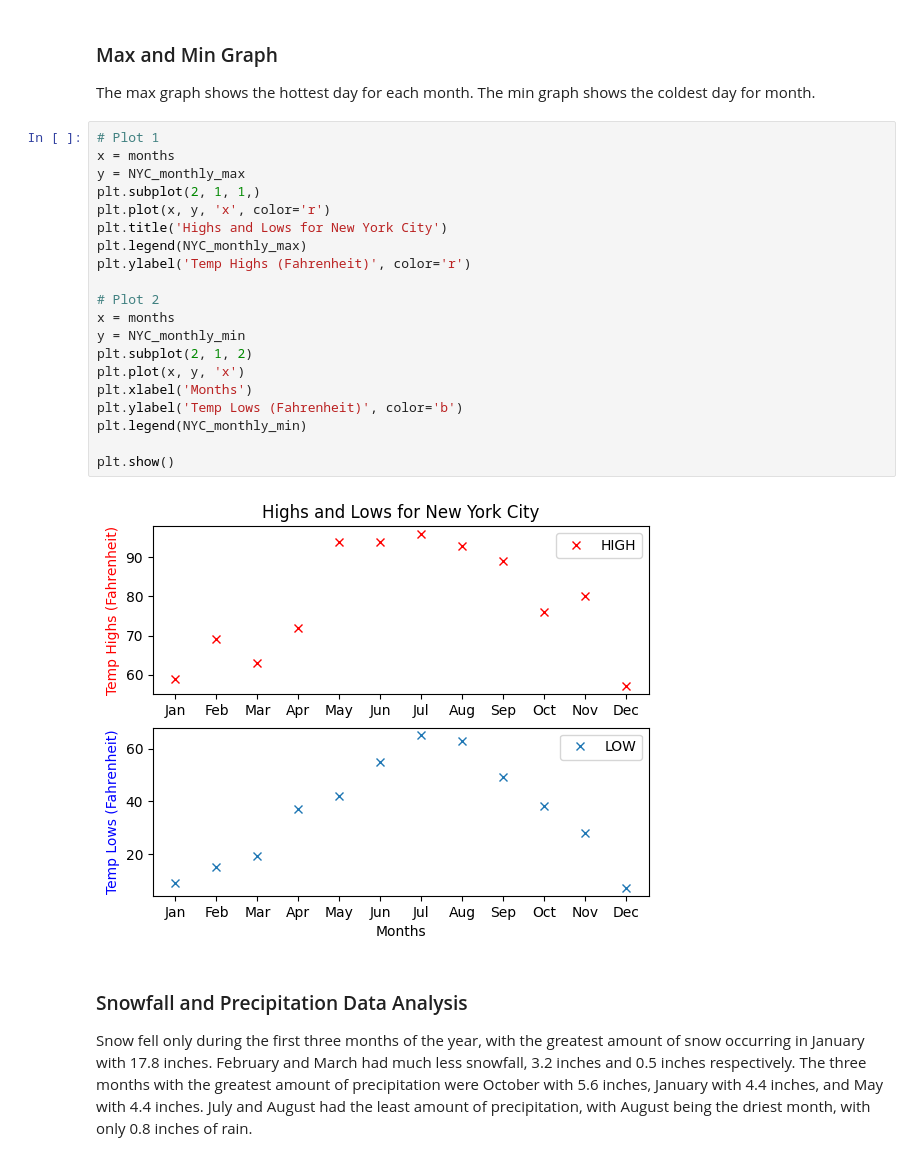
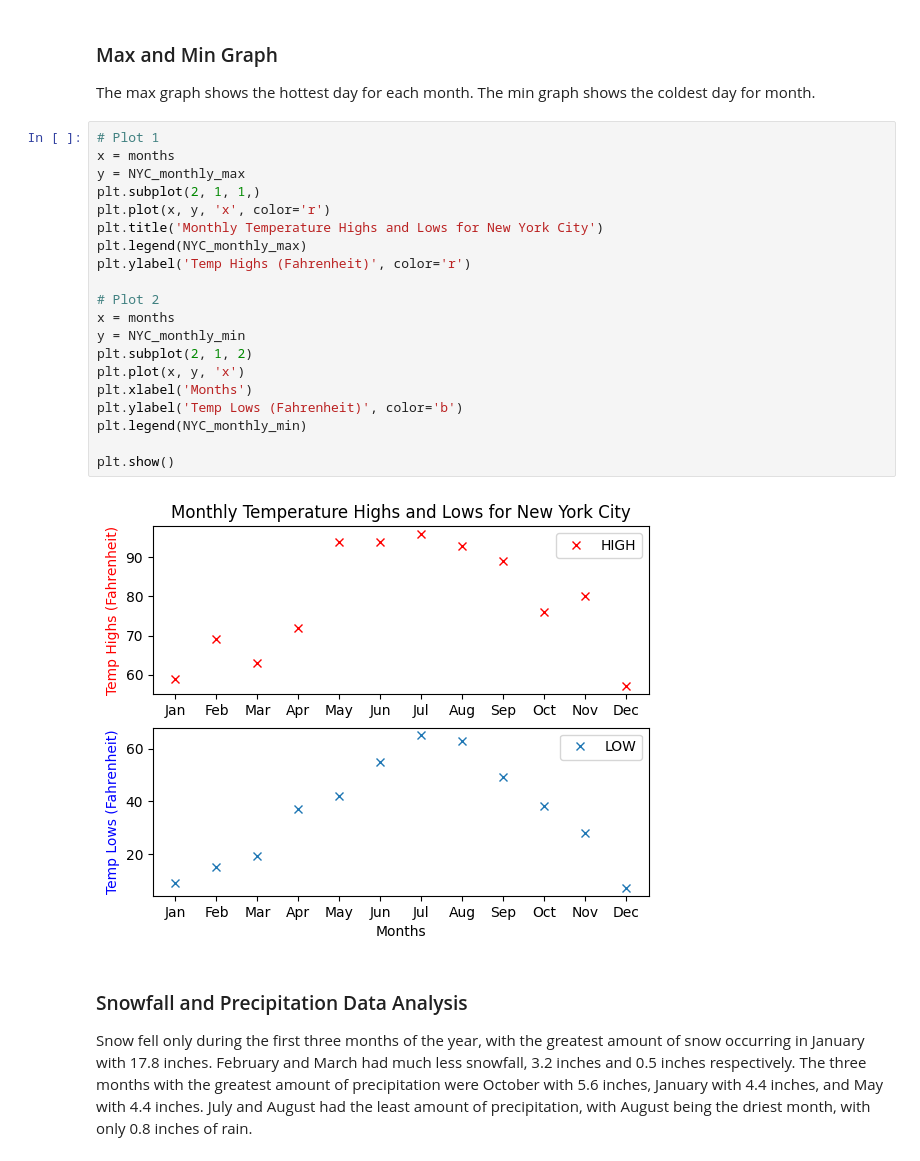
Before and after one commit to BerisDizdar/City_Weather_Comparison, a Jupyter notebook: City_Weather_Comparison.ipynb, the cells around one changed output. Cells and saved outputs as stored; diff of their text form.

```diff
--- a/City_Weather_Comparison.ipynb
+++ b/City_Weather_Comparison.ipynb
@@ -623,25 +622,25 @@ The max graph shows the hottest day for each month. The min graph shows the cold
 # %%
 # Plot 1
 x = months
 y = NYC_monthly_max
 plt.subplot(2, 1, 1,)
 plt.plot(x, y, 'x', color='r')
-plt.title('Highs and Lows for New York City')
+plt.title('Monthly Temperature Highs and Lows for New York City')
 plt.legend(NYC_monthly_max)
 plt.ylabel('Temp Highs (Fahrenheit)', color='r')
 
 # Plot 2
 x = months
 y = NYC_monthly_min
 plt.subplot(2, 1, 2)
 plt.plot(x, y, 'x')
 plt.xlabel('Months')
 plt.ylabel('Temp Lows (Fahrenheit)', color='b')
 plt.legend(NYC_monthly_min)
 
 plt.show()
 # %% [output]
-[figure, old version]
+[figure, new version]
 # %% [markdown]
 ### Snowfall and Precipitation Data Analysis
 Snow fell only during the first three months of the year, with the greatest amount of snow occurring in January with 17.8 inches. February and March had much less snowfall, 3.2 inches and 0.5 inches respectively. The three months with the greatest amount of precipitation were October with 5.6 inches, January with 4.4 inches, and May with 4.4 inches. July and August had the least amount of precipitation, with August being the driest month, with only 0.8 inches of rain.
```
Also changed, not shown: parts of 9 cells of this notebook.
